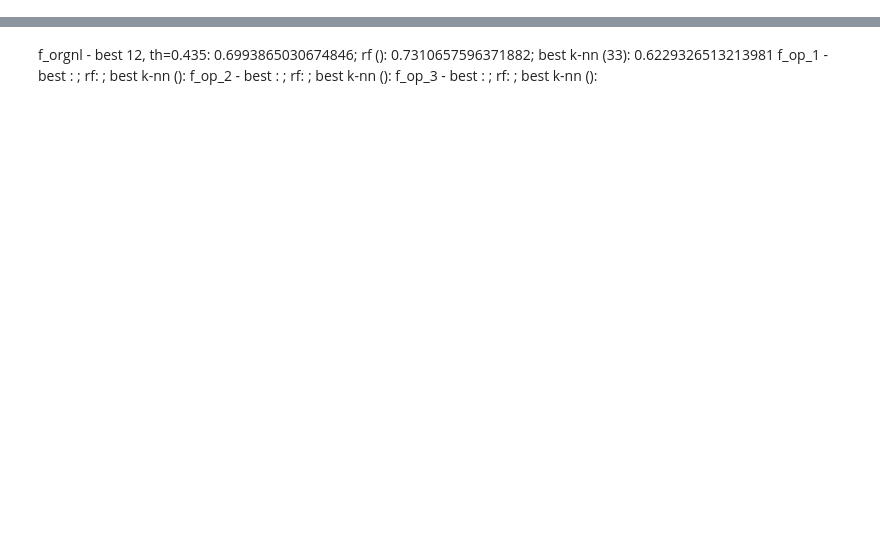
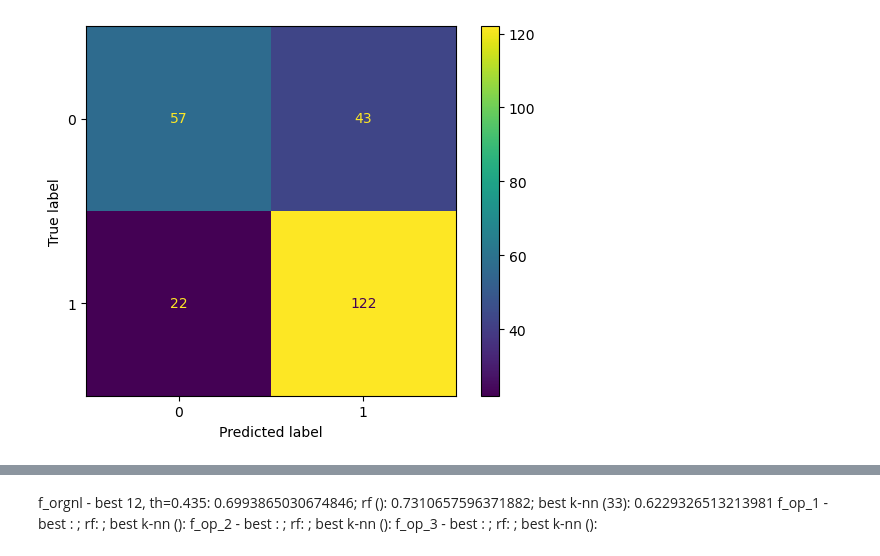
Before and after one commit to kjaer5555/mdasm-2024, a Jupyter notebook: model_exsample - Copy.ipynb, the cells around one changed output, grey strips where cells are left out. Drawn from its saved outputs; the diff is of its cells as text; code cells hidden in the pictures; blank space fills up the shorter version.

Commit message:
scaler fix again

```diff
--- a/model_exsample - Copy.ipynb
+++ b/model_exsample - Copy.ipynb
@@ -17,23 +17,18 @@ from sklearn.neighbors import KNeighborsClassifier
 from sklearn.metrics import confusion_matrix, ConfusionMatrixDisplay
 # %%
 df_test_data = pd.read_csv('test_25_people_data.csv')
-
-X_test_data = df_test_data[['H_value', 'S_value', 'V_value', 'red_presence', 'brown_presence', 'blue_presence', 'pink_presence', 'white_presence','black_presence','atypical_pigment_network', 'blue-white_veil', 'asymmetry_values']]
-y_test_data=df_test_data['cancer_or_not'].to_list()
-
-#X_test_data = np.array(X_test_data.loc[0])
-print(X_test_data.loc[0])
-scaler = Normalizer()
-X_scaled_test_data = scaler.fit_transform(X_test_data.T).T
-
-print(X_scaled_test_data[0])
 
 model_log = pd.read_pickle('final_form_of_repository/models/groupR_log_regr_classifier.sav')
 model_random_forest = pd.read_pickle('final_form_of_repository/models/groupR_random_forest_classifier.sav')
 model_knn = pd.read_pickle('final_form_of_repository/models/groupR_knn_classifier.sav')
 pca_reload = pd.read_pickle('final_form_of_repository/models/pca.sav')
+scaler_reload, features = pd.read_pickle('final_form_of_repository/models/scaler.sav')
 
-#pca_reload = pickle.load(open('pca.pkl', 'rb'))
+X_test_data = df_test_data[['H_value', 'S_value', 'V_value', 'red_presence', 'brown_presence', 'blue_presence', 'pink_presence', 'white_presence','black_presence','atypical_pigment_network', 'blue-white_veil', 'asymmetry_values']]
+y_test_data=df_test_data['cancer_or_not'].to_list()
+
+X_scaled_test_data = scaler_reload.transform(X_test_data)
+
 
 X_scaled_pca = pca_reload.transform(X_scaled_test_data)
 
@@ -46,23 +41,27 @@ n_models=1
 pred_list_model_log_proba_norm = pred_list_model_log_proba/n_models
 pred_list_model_random_tree_proba_norm = pred_list_model_tree_proba/n_models
 pred_list_model_knn_proba_norm = pred_list_model_knn_proba/n_models
+
+#combined_proba = pred_list_model_log_proba_norm + pred_list_model_random_tree_proba_norm + pred_list_model_knn_proba_norm
+combined_proba = pred_list_model_random_tree_proba_norm
+
 threshold_proba = 0.5
 
-threshold_test = 0.50
 
 correct = 0
 wrong = 0
 cancer = 0
 not_cancer = 0
+
 #Confusion matrix
 TP = 0
 FP = 0
 TN = 0
 FN = 0
-for x in range(len(pred_list_model_log_proba)):
-    no =  pred_list_model_random_tree_proba_norm[x][0]
-    yes = pred_list_model_random_tree_proba_norm[x][1]
-    if yes > threshold_test:
+for x in range(len(combined_proba)):
+    no =  combined_proba[x][0]
+    yes = combined_proba[x][1]
+    if yes > threshold_proba:
         cancer += 1
         if 1 == y_test_data[x]:
             TP += 1
@@ -78,56 +77,14 @@ for x in range(len(pred_list_model_log_proba)):
         else:
             FN += 1
             wrong +=1
-acc = correct/(correct+wrong)
-acc_dict[acc] = threshold_test
-print(threshold_test)
+acc = f'{round(((correct/(correct+wrong))*100),2)}% \u00B1 2.96%'
+recall_score = f'{round(((TP/(TP+FN))*100), 2)}% \u00B1 3.00%'
 confusion_matrix = np.matrix([[TN, FP], [FN, TP]])
-print('Correct:', correct, '    Wrong:', wrong, '    Cancer prediction:', cancer, '    Not cancer prediction:', not_cancer, '    Accuracy:', acc)
+#print('Correct:', correct, '    Wrong:', wrong, '    Cancer prediction:', cancer, '    Not cancer prediction:', not_cancer, '    Accuracy:', acc)
+print('Model: RandomForestClassifier')
+print('Accuracy:', acc)
+print('Recall:', recall_score)
 print("Confusion Matrix:")
-print(confusion_matrix)
-
-'''
-threshold_test=0.0
-
-acc_dict = dict()
-for i in range(100):
-    correct = 0
-    wrong = 0
-    cancer = 0
-    not_cancer = 0
-    #Confusion matrix
-    TP = 0
-    FP = 0
-    TN = 0
-    FN = 0
-    for x in range(len(pred_list_model_log_proba)):
-        no =  pred_list_model_random_tree_proba_norm[x][0]
-        yes = pred_list_model_random_tree_proba_norm[x][1]
-        if yes > threshold_test:
-            cancer += 1
-            if 1 == y_test_data[x]:
-                TP += 1
-                correct += 1
-            else:
-                FP += 1
-                wrong +=1
-        else:
-            not_cancer += 1
-            if 0 == y_test_data[x]:
-                TN += 1
-                correct += 1
-            else:
-                FN += 1
-                wrong +=1
-    acc = correct/(correct+wrong)
-    if acc > 0.68:
-        acc_dict[acc] = threshold_test
-        #print(threshold_test)
-        confusion_matrix = np.matrix([[TN, FP], [FN, TP]])
-        #print('Correct:', correct, '    Wrong:', wrong, '    Cancer prediction:', cancer, '    Not cancer prediction:', not_cancer, '    Accuracy:', acc)
-        #print("Confusion Matrix:")
-        #print(confusion_matrix)
-    threshold_test+=0.01
-'''
-#print(max(acc_dict.keys()), acc_dict[max(acc_dict.keys())])
+disp = ConfusionMatrixDisplay(confusion_matrix=confusion_matrix,display_labels=model_knn.classes_)
+disp.plot();
 # %% [output]
@@ -154,0 +95 @@ Confusion Matrix:
+[figure, added]
```
Also changed, not shown: parts of 5 cells of this notebook, 6 other files.
